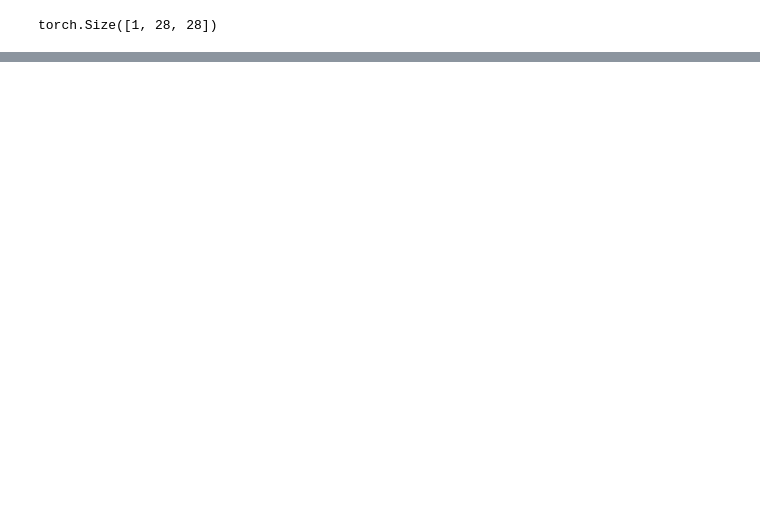
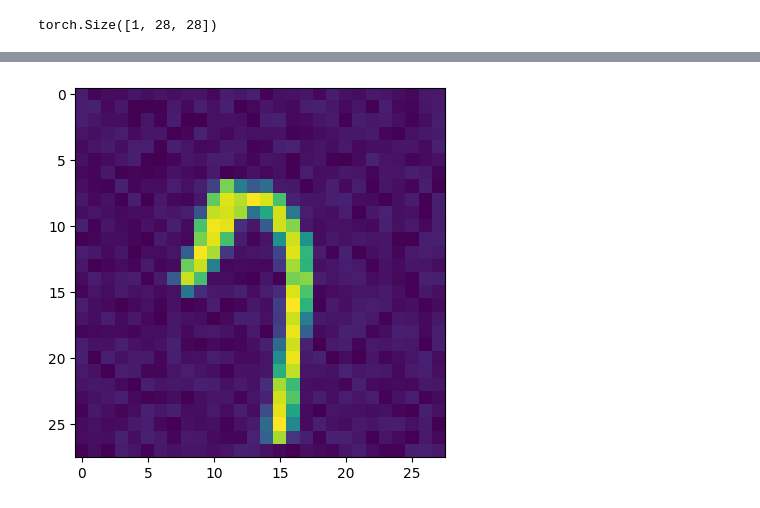
Before and after one commit to khongtrii/data_set, a Jupyter notebook: python_/_16/_16_DenoisingAutoencoder.ipynb, the cells around one changed output, grey strips where cells are left out. Cells and saved outputs as stored; diff of their text form; code cells hidden in the pictures; blank space fills up the shorter version.

```diff
--- a/python_/_16/_16_DenoisingAutoencoder.ipynb
+++ b/python_/_16/_16_DenoisingAutoencoder.ipynb
@@ -26,0 +37,12 @@ random_noise = torch.
+# %%
+def denoise(images, t):
+    b = 0.1
+    for i in range(t):
+        random_noise = torch.rand_like(images) * b
+        b+=0.002
+        noise_image = images + random_noise
+    plt.imshow(noise_image.permute(1, 2, 0).numpy())
+# %%
+denoise(images[1], 1)
+# %% [output]
+[figure, added]
```
Also changed, not shown: parts of 9 cells of this notebook.
